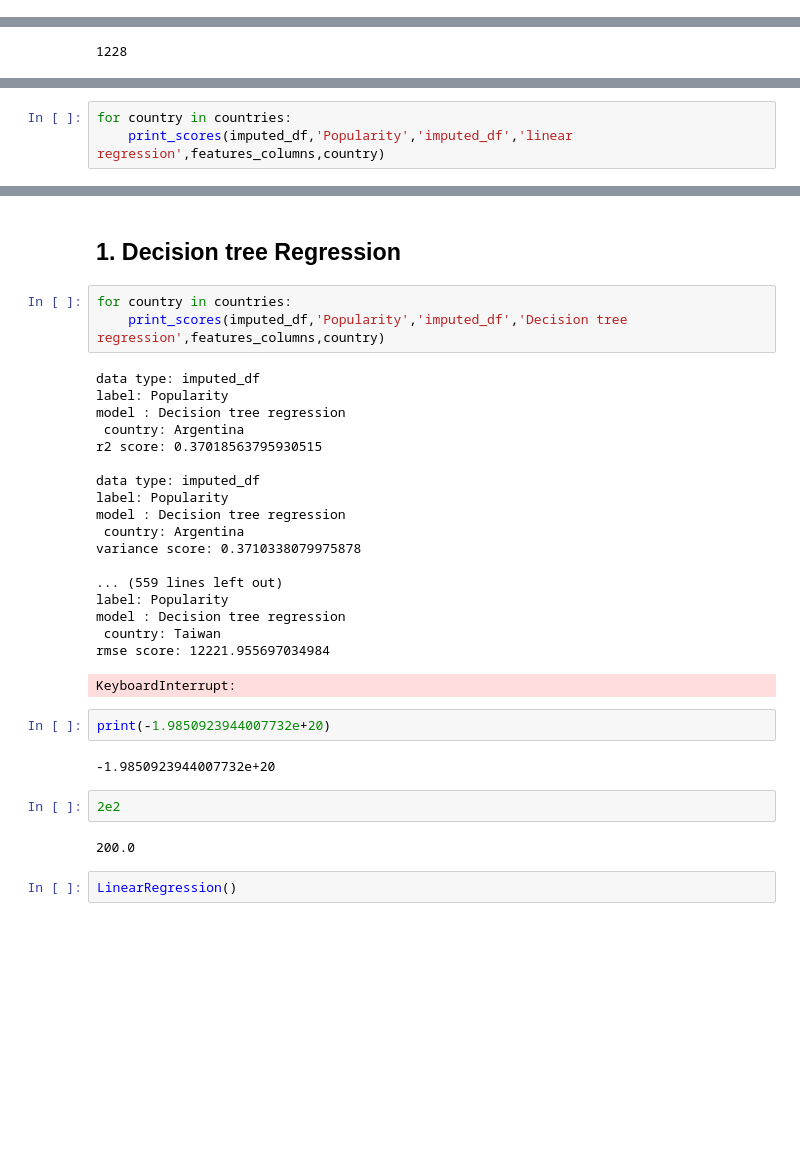
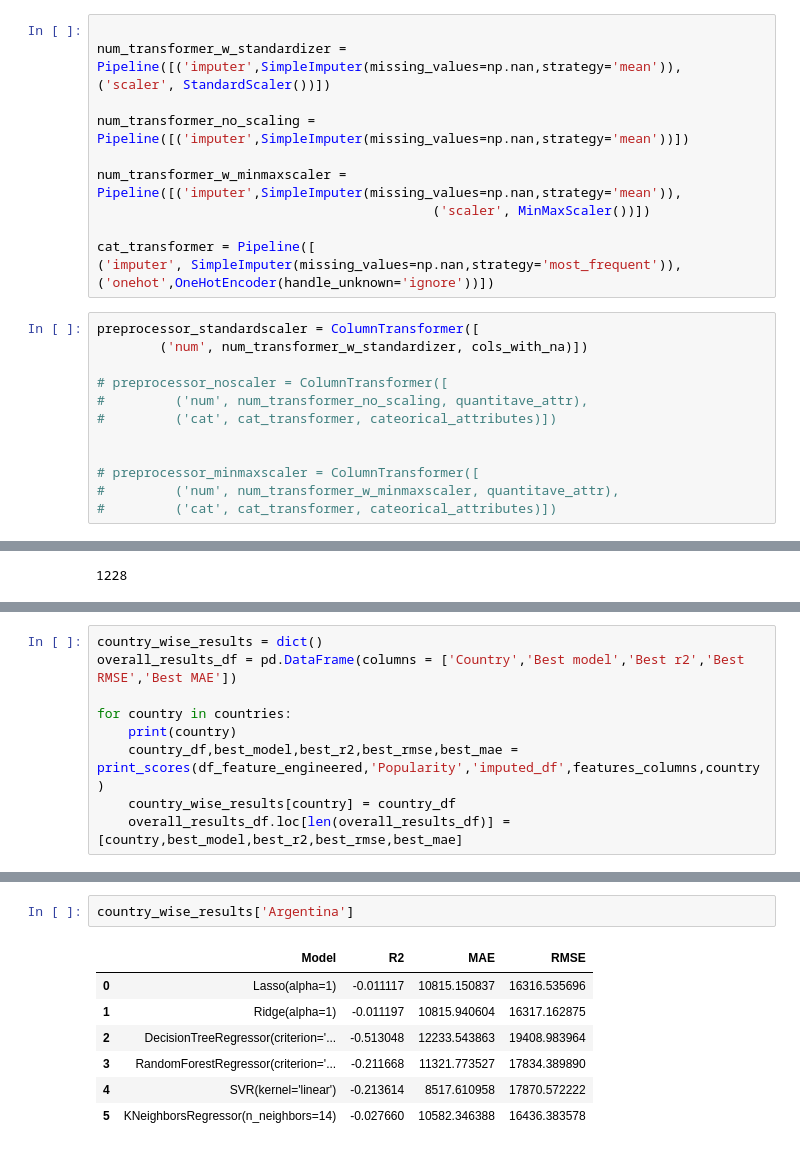
Before and after one commit to purnasrivatsa96/MLBD-Fall22-project, a Jupyter notebook: Modeling.ipynb, the cells around one changed output, grey strips where cells are left out. Cells and saved outputs as stored; diff of their text form; blank space fills up the shorter version.

```diff
--- a/Modeling.ipynb
+++ b/Modeling.ipynb
@@ -63 +101,25 @@ skf = StratifiedKFold(n_splits=5, shuffle=True,random_state=42)
+# %%
+
+num_transformer_w_standardizer = Pipeline([('imputer',SimpleImputer(missing_values=np.nan,strategy='mean')),
+('scaler', StandardScaler())])
+
+num_transformer_no_scaling = Pipeline([('imputer',SimpleImputer(missing_values=np.nan,strategy='mean'))])
+
+num_transformer_w_minmaxscaler = Pipeline([('imputer',SimpleImputer(missing_values=np.nan,strategy='mean')),
+                                           ('scaler', MinMaxScaler())])
+
+cat_transformer = Pipeline([
+('imputer', SimpleImputer(missing_values=np.nan,strategy='most_frequent')),('onehot',OneHotEncoder(handle_unknown='ignore'))])
+# %%
+preprocessor_standardscaler = ColumnTransformer([
+        ('num', num_transformer_w_standardizer, cols_with_na)])
+
+# preprocessor_noscaler = ColumnTransformer([
+#         ('num', num_transformer_no_scaling, quantitave_attr),
+#         ('cat', cat_transformer, cateorical_attributes)])
+
+
+# preprocessor_minmaxscaler = ColumnTransformer([
+#         ('num', num_transformer_w_minmaxscaler, quantitave_attr),
+#         ('cat', cat_transformer, cateorical_attributes)])
 # %%
@@ -99,4 +249,10 @@ len(features_columns)
 # %%
+country_wise_results = dict()
+overall_results_df = pd.DataFrame(columns = ['Country','Best model','Best r2','Best RMSE','Best MAE'])
+
 for country in countries:
-    print_scores(imputed_df,'Popularity','imputed_df','linear regression',features_columns,country)
+    print(country)
+    country_df,best_model,best_r2,best_rmse,best_mae = print_scores(df_feature_engineered,'Popularity','imputed_df',features_columns,country)
+    country_wise_results[country] = country_df
+    overall_results_df.loc[len(overall_results_df)] = [country,best_model,best_r2,best_rmse,best_mae]
 # %% [output]
@@ -121,34 +269,10 @@ KeyboardInterrupt:
-# %% [markdown]
-## 1. Decision tree Regression
-# %%
-for country in countries:
-    print_scores(imputed_df,'Popularity','imputed_df','Decision tree regression',features_columns,country)
-# %% [output]
-data type: imputed_df
-label: Popularity
-model : Decision tree regression
- country: Argentina
-r2 score: 0.37018563795930515
-
-data type: imputed_df
-label: Popularity
-model : Decision tree regression
- country: Argentina
-variance score: 0.3710338079975878
-
-... (559 lines left out)
-label: Popularity
-model : Decision tree regression
- country: Taiwan
-rmse score: 12221.955697034984
-KeyboardInterrupt:
-# %%
-print(-1.9850923944007732e+20)
-# %% [output]
--1.9850923944007732e+20
-# %%
-2e2
-# %% [output]
-200.0
-# %%
-LinearRegression()
+# %%
+country_wise_results['Argentina']
+# %% [output]
+|  | Model | R2 | MAE | RMSE |
+| 0 | Lasso(alpha=1) | -0.011117 | 10815.150837 | 16316.535696 |
+| 1 | Ridge(alpha=1) | -0.011197 | 10815.940604 | 16317.162875 |
+| 2 | DecisionTreeRegressor(criterion='... | -0.513048 | 12233.543863 | 19408.983964 |
+| 3 | RandomForestRegressor(criterion='... | -0.211668 | 11321.773527 | 17834.389890 |
+| 4 | SVR(kernel='linear') | -0.213614 | 8517.610958 | 17870.572222 |
+| 5 | KNeighborsRegressor(n_neighbors=14) | -0.027660 | 10582.346388 | 16436.383578 |
```
Also changed, not shown: parts of 26 cells of this notebook, 4 other files.
